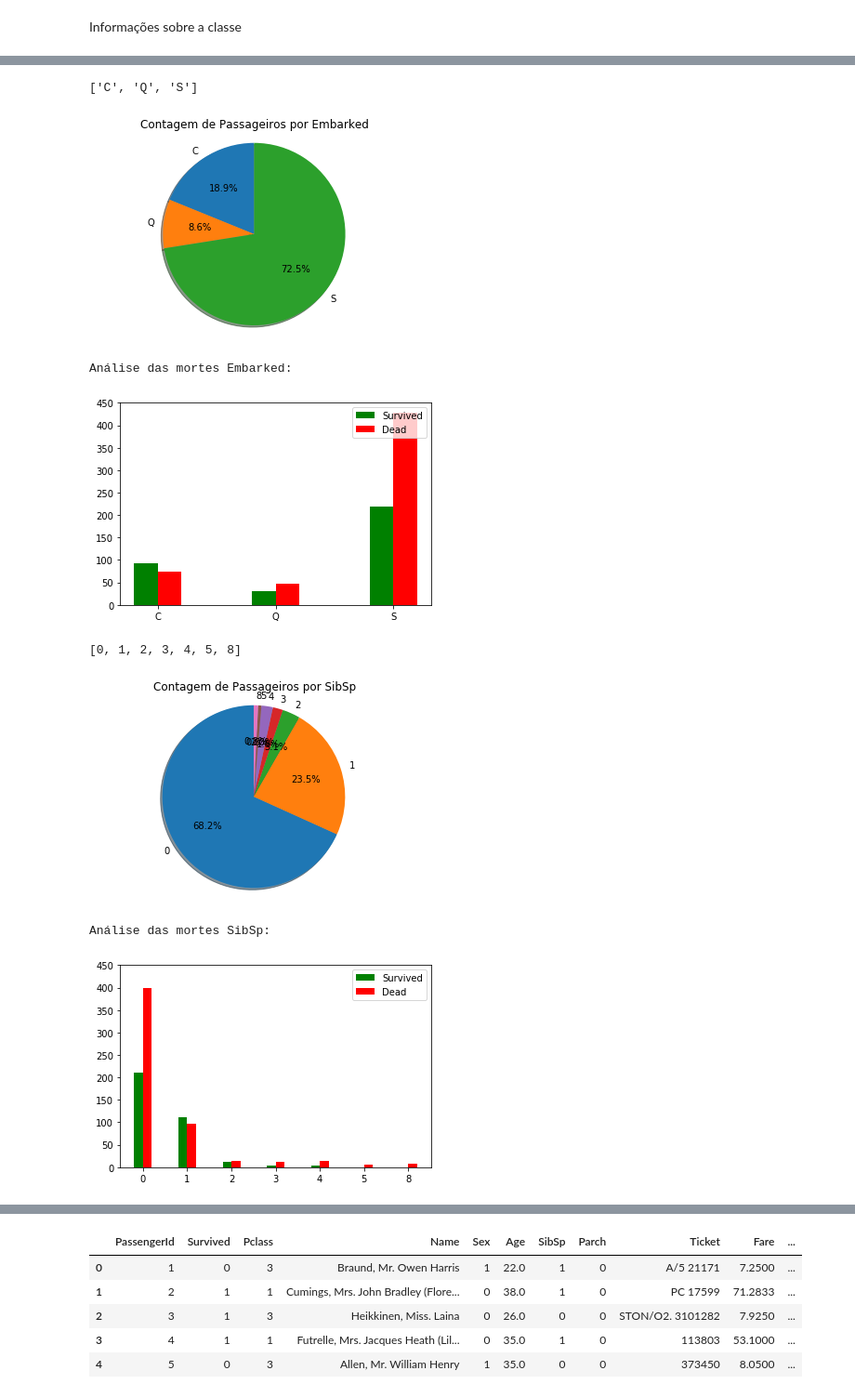
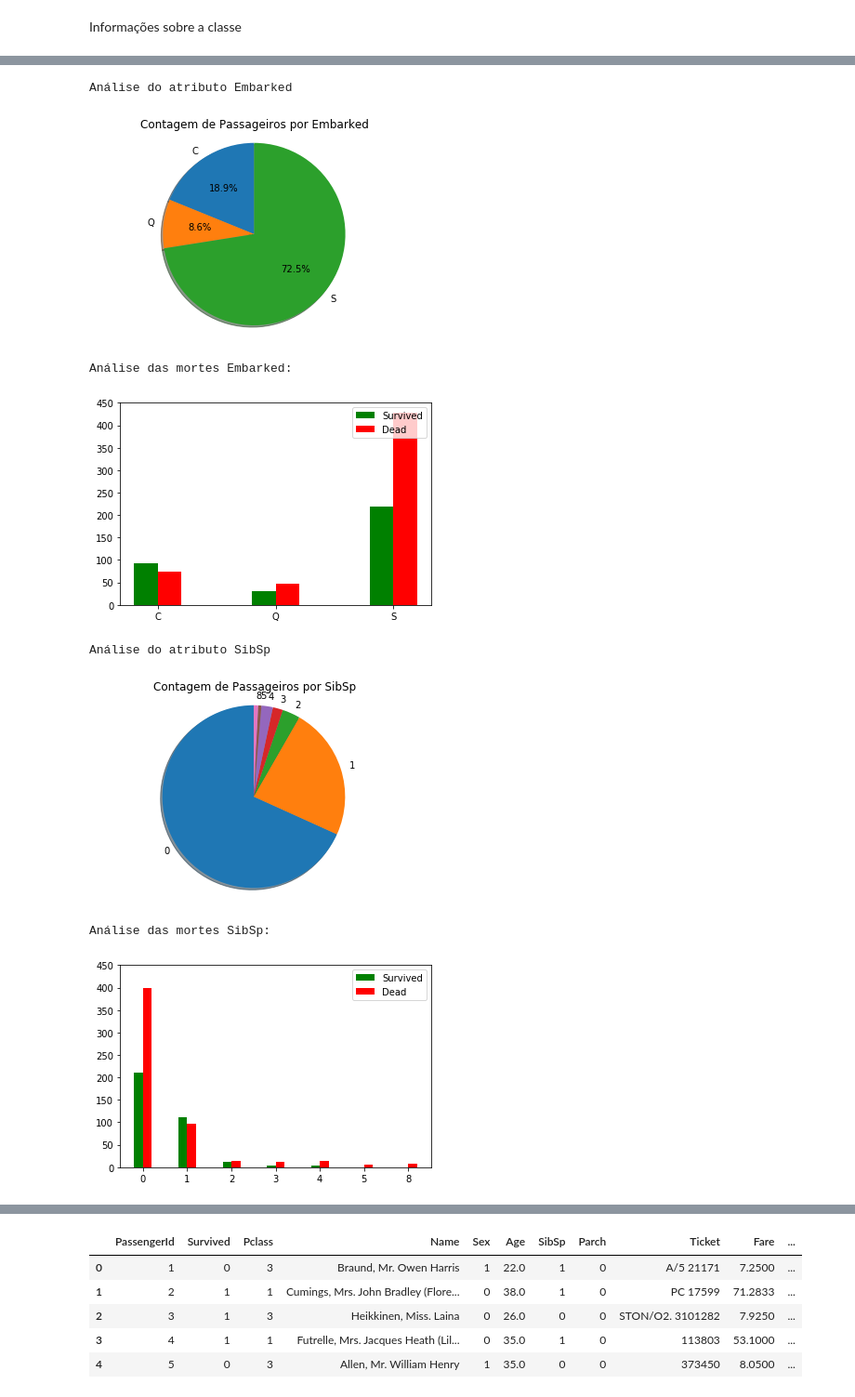
Before and after one commit to luisuzai/Titanic_Survivor, a Jupyter notebook: kernel.ipynb, the cells around one changed output, grey strips where cells are left out. Shown at 93% size. Cells and saved outputs as stored; diff of their text form; code cells hidden in the pictures.

````diff
--- a/kernel.ipynb
+++ b/kernel.ipynb
@@ -96,7 +96,7 @@ train['Sex'] = encode_sex(train['Sex'])
 # %% [markdown]
 Entendendo como a *feature* ```Sex``` se comporta no conjunto de dados:
 # %%
-def feature_analysis(data, feature, target, labels=None):
+def feature_analysis(data, feature, target, labels=None, autopct = True):
     ct = pd.crosstab(data[feature], data[target], margins=True)
     print("Análise do atributo {}".format(feature))
     cats = list(ct.index.values)
@@ -112,7 +112,7 @@ def feature_analysis(data, feature, target, labels=None):
 #     print(labels)
     fig, ax = plt.subplots()
 
-    ax.pie(sizes, labels=labels, shadow=True, startangle=90, autopct='%1.1f%%')
+    ax.pie(sizes, labels=labels, shadow=True, startangle=90, autopct= '%1.1f%%'  if autopct else None)
     ax.axis('equal')
 
     plt.title('Contagem de Passageiros por ' + feature)
@@ -201,14 +201,14 @@ Análise das mortes Pclass:
 # %%
 feature_analysis(train, 'Embarked', 'Survived')
 # %% [output]
-['C', 'Q', 'S']
+Análise do atributo Embarked
 [figure]
 Análise das mortes Embarked:
 [figure]
 # %%
-feature_analysis(train, 'SibSp', 'Survived')
+feature_analysis(train, 'SibSp', 'Survived', autopct=False)
 # %% [output]
-[0, 1, 2, 3, 4, 5, 8]
+Análise do atributo SibSp
-[figure, old version]
+[figure, new version]
 Análise das mortes SibSp:
 [figure]
````
Also changed, not shown: parts of 10 cells of this notebook.
